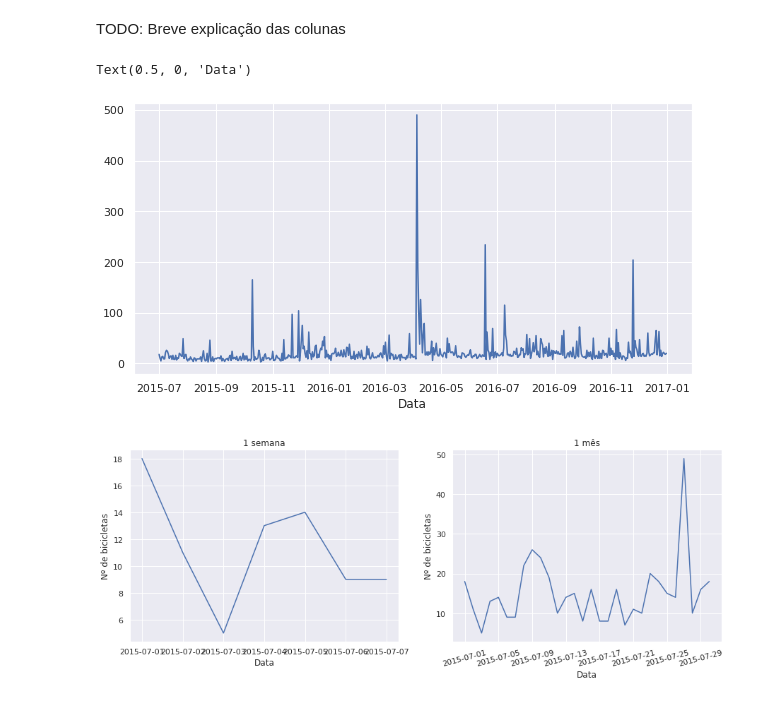
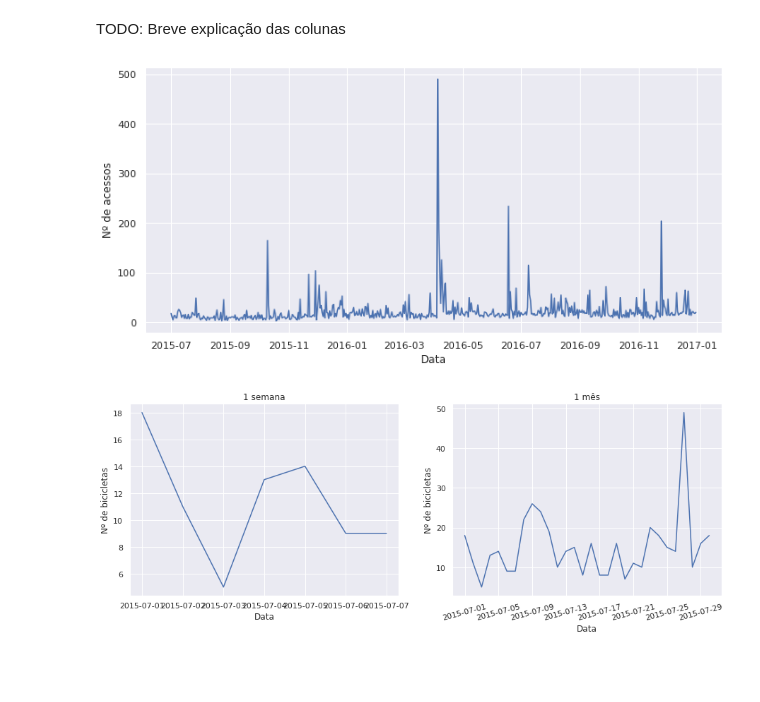
Before and after one commit to ifribeiro/minicurso_webmedia22, a Jupyter notebook: gans_wikipedia.ipynb, the cells around one changed output. Drawn from its saved outputs; the diff is of its cells as text; code cells hidden in the pictures; blank space fills up the shorter version.

Commit message:
images chapter

```diff
--- a/gans_wikipedia.ipynb
+++ b/gans_wikipedia.ipynb
@@ -71,13 +66,14 @@ lista_datas = p.get_list_dates(data_size=bikes.shape[0], year=2011, month=1, day
 # %%
 fig, ax = plt.subplots(figsize=(10,5))
 ax.plot(lista_datas, dataset['cnt'])
 ax.set_xlabel("Data")
-# ax.set_ylabel("Nº de bicicletas")
+ax.set_ylabel("Nº de acessos")
+plt.tight_layout()
+plt.savefig("imagens/analises/webtraffic_total.eps")
 # ax.set_title("Bicicletas alugdas entre 01/01/2011 e 31/12/2019");
 # dataset[[0,1]].plot(ax=ax)
 # %% [output]
-Text(0.5, 0, 'Data')
-[figure, old version]
+[figure, new version]
 # %%
 fig, ax = plt.subplots(ncols=2, figsize=(15,5))
 ax[0].plot(lista_datas[:7], dataset['cnt'].iloc[:7])
```
Also changed, not shown: parts of 4 cells of this notebook.
